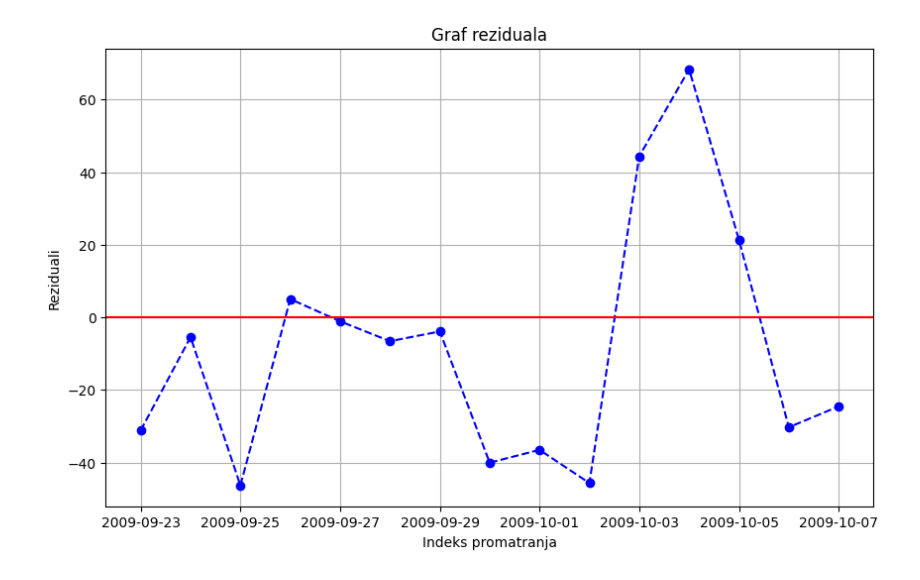
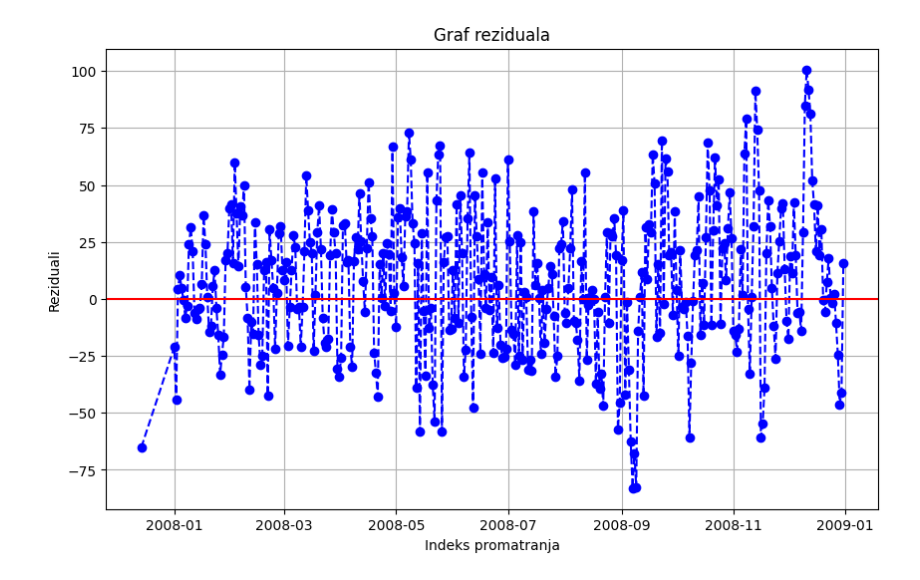
Before and after one commit to Matija-Kukic/lumen, a Jupyter notebook: models/ARIMA/train_occupancy_testing.ipynb, the cells around one changed output. Cells and saved outputs as stored; diff of their text form; code cells hidden in the pictures.

```diff
--- a/models/ARIMA/train_occupancy_testing.ipynb
+++ b/models/ARIMA/train_occupancy_testing.ipynb
@@ -34,0 +128,5 @@ print(test.shape)
+# %%
+seasonal_difference_df = seasonal_difference.to_frame(name='room_cnt').reset_index()
+seasonal_difference_df.columns = ['date', 'room_cnt']
+seasonal_difference_df = seasonal_difference_df[seasonal_difference_df["date"] > "2009-01-01"]
+seasonal_difference_df.head()
@@ -34,0 +175,5 @@ print(test.shape)
+# %%
+test = room_occupancy.iloc[1:368]
+train = room_occupancy.iloc[368:]
+#print(test.tail())
+print(train.head())
@@ -94,7 +243,7 @@ KeyboardInterrupt:
 # %%
 # best prediction
 #mod = ARIMA(train["guest_count"], order = (6,0,1), seasonal_order = (5,0,2,7))
-mod = ARIMA(train["guest_count"], order = (5,1,5), seasonal_order = (2,0,0,12))
+mod = ARIMA(seasonal_difference_df["room_cnt"], order = (0,0,2), seasonal_order = (1,0,1,7))
 mod = mod.fit()
 mod.summary()
 # %% [output]
@@ -141,0 +271,17 @@ pred.plot(color = "red")
+# %%
+start = len(seasonal_difference_df)
+end = len(test) + len(seasonal_difference_df) - 1
+
+pred = mod.predict(start = start, end = end)
+
+original_train = room_occupancy.iloc[369:]
+print(len(pred), len(test))
+prediction_list = list()
+for i, data in enumerate(train["room_count_log"]):
+    prediction_list.append(data)
+for i, prediction in enumerate(pred):
+    prediction_list[i] += prediction
+for i in range(len(prediction_list)):
+    prediction_list[i] = math.exp(prediction_list[i])
+print(prediction_list)
+# Now, 'reverted_values' contains the predicted values in their original scale
@@ -142,15 +305,15 @@ pred.plot(color = "red")
 # %%
 #racunanje residuala
-residuals = test["guest_count"] - pred
+residuals = test["room_cnt"] - prediction_list
 
 # Vizualizacija reziduala
 plt.figure(figsize=(10, 6))  # Postavljanje veličine figure
 plt.plot(residuals, marker='o', linestyle='--', color='blue')  # Crtanje grafa reziduala
 plt.title('Graf reziduala')
 plt.xlabel('Indeks promatranja')
 plt.ylabel('Reziduali')
 plt.axhline(y=0, color='red', linestyle='-')  # Crta horizontalnu liniju na y=0 za referencu
 plt.grid(True)
 plt.show()
 # %% [output]
-[figure, old version]
+[figure, new version]
```
Also changed, not shown: parts of 21 cells of this notebook, 1 other file.
